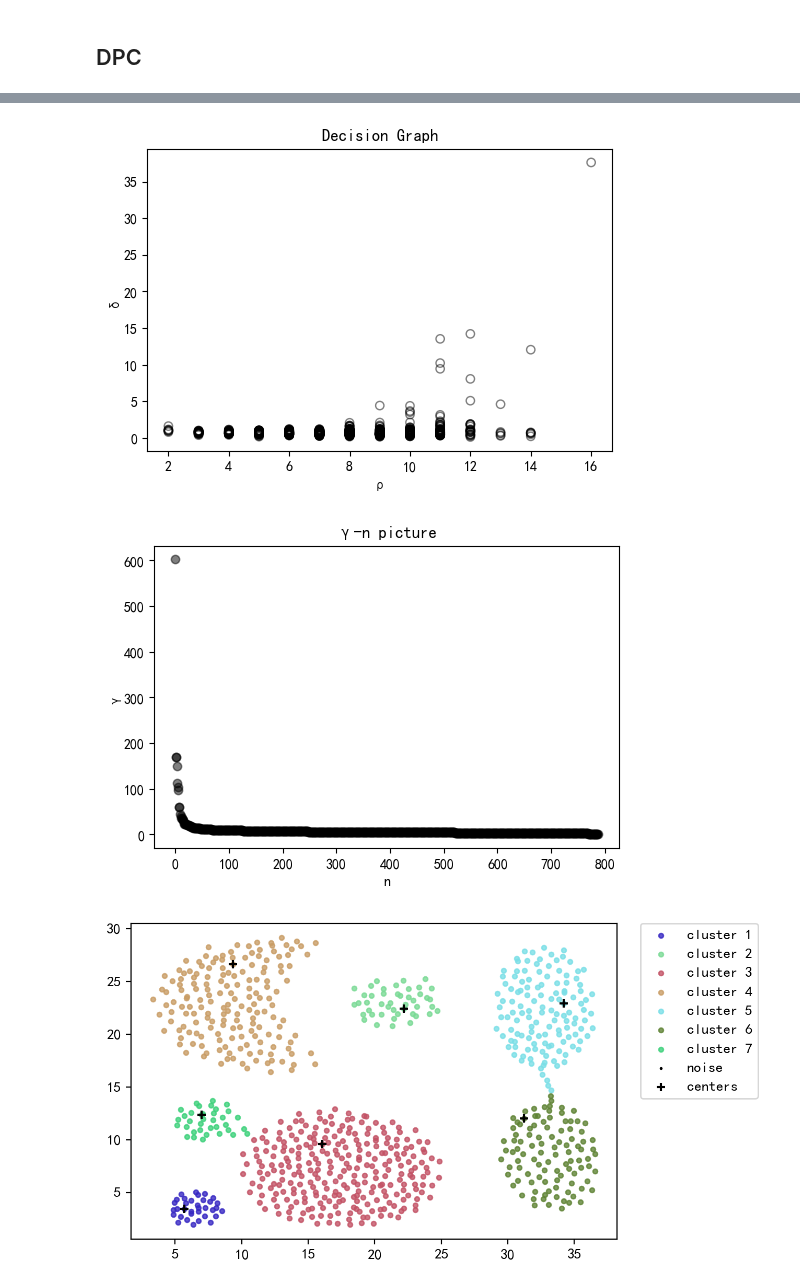
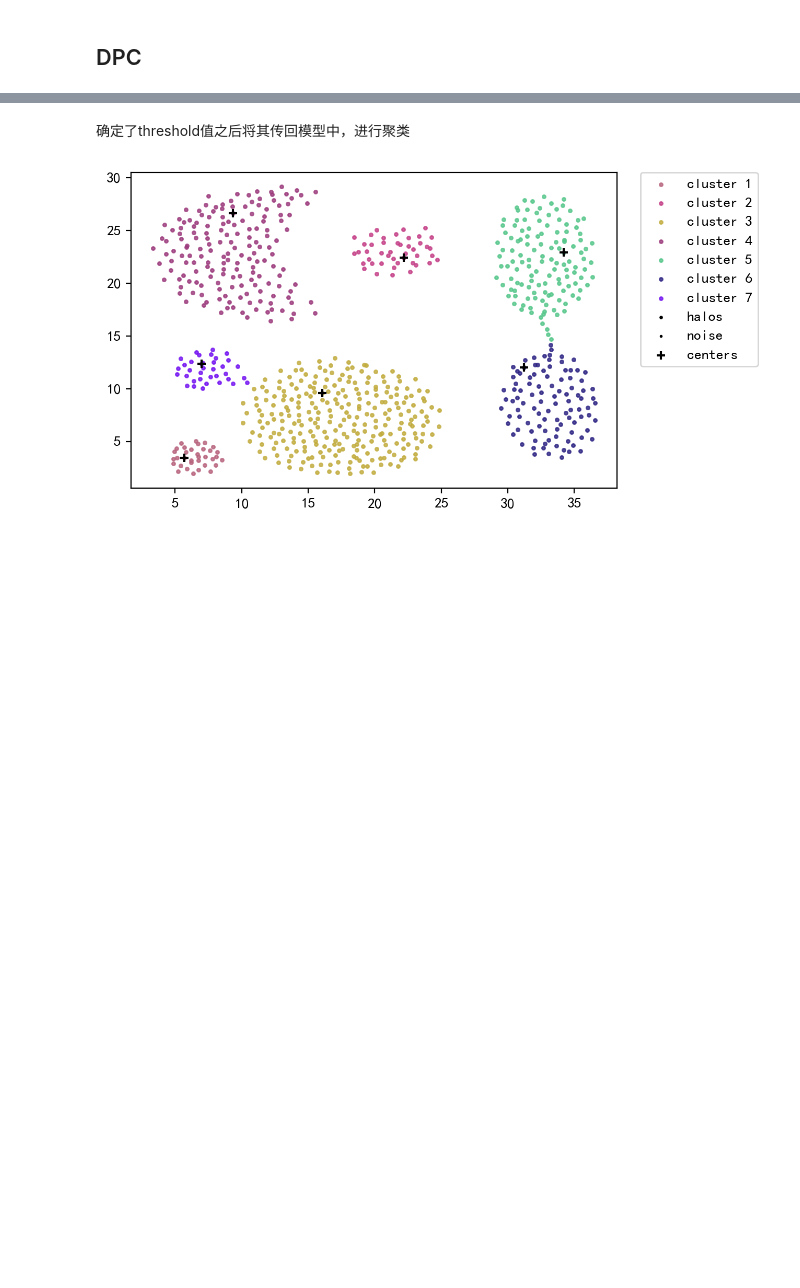
Before and after one commit to ShidaWang02/USTC-2022-FALL-ML-LAB, a Jupyter notebook: DPC/main.ipynb, the cells around one changed output, grey strips where cells are left out. Saved outputs shown, nothing was run; the diff lists cells and outputs as text; code cells hidden in the pictures; blank space fills up the shorter version.

```diff
--- a/DPC/main.ipynb
+++ b/DPC/main.ipynb
@@ -223,10 +265,7 @@ class DPC(object):
+# %% [markdown]
+确定了threshold值之后将其传回模型中，进行聚类
 # %%
-model1 = DPC()
-model1.fit(data1,0.01)
-model1.ShowRhoDelta()
-model1.ShowGamma()
+model1.fit(data1,75,percent=0.01)
 model1.ShowCluster(data1)
 # %% [output]
-[figure, old version]
+[figure, new version]
-[figure, removed]
-[figure, removed]
```
Also changed, not shown: parts of 24 cells of this notebook, 25 other files.
